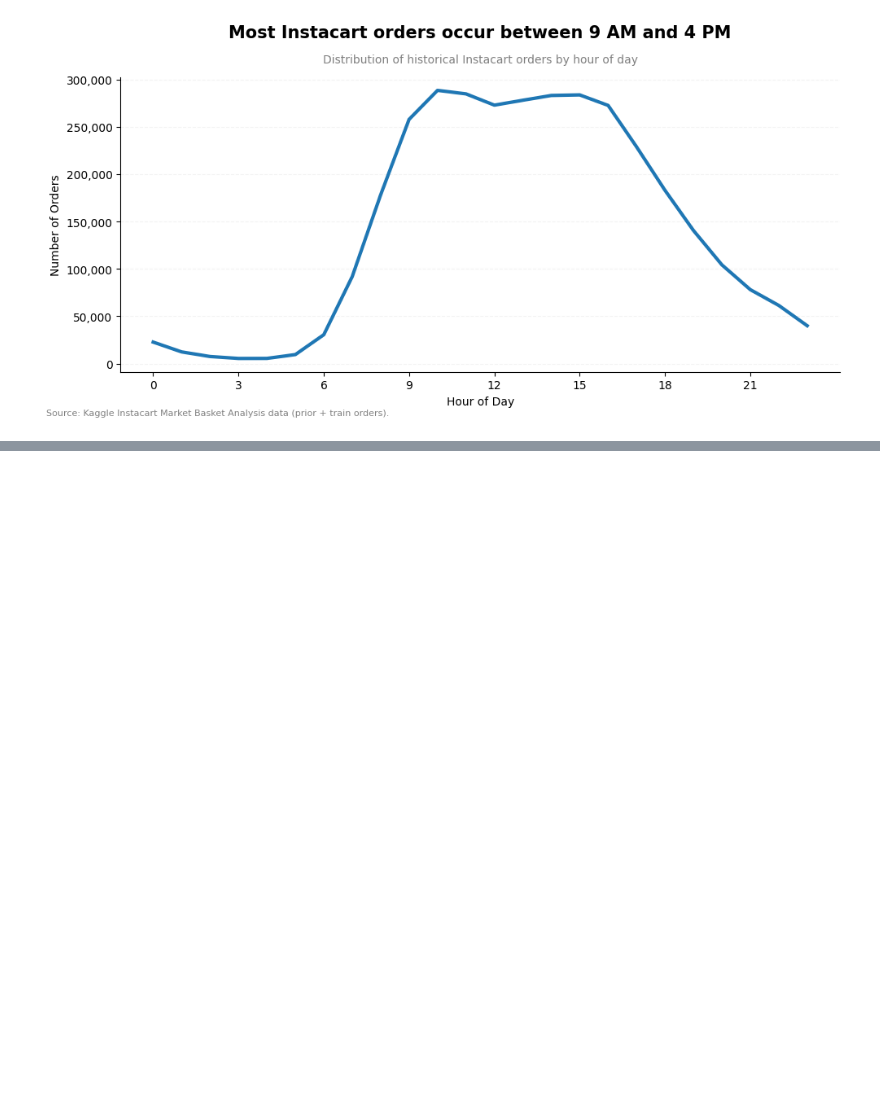
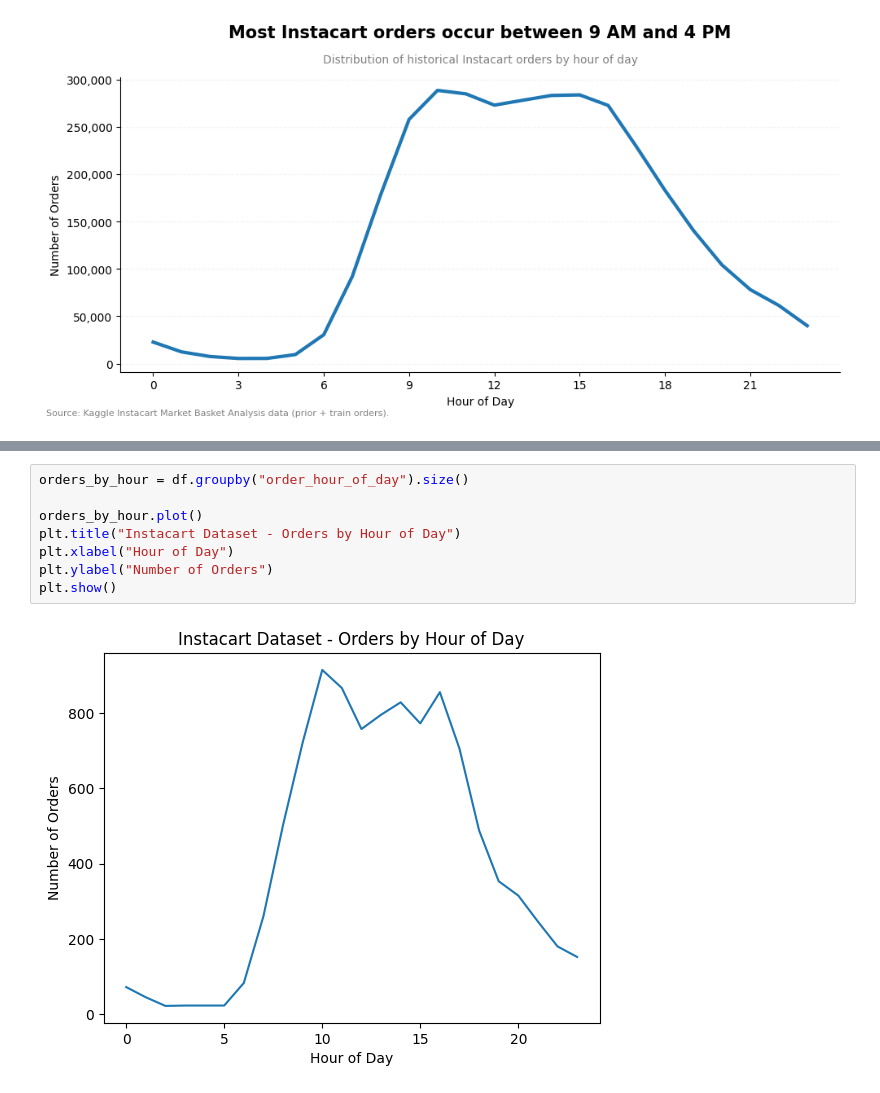
Before and after one commit to carlos00002/DX699_02, a Jupyter notebook: homework/OMDS-ModB2-Week2-Jaime-Carlos.ipynb, the cells around one changed output, grey strips where cells are left out. Drawn from its saved outputs; the diff is of its cells as text; blank space fills up the shorter version.

```diff
--- a/homework/OMDS-ModB2-Week2-Jaime-Carlos.ipynb
+++ b/homework/OMDS-ModB2-Week2-Jaime-Carlos.ipynb
@@ -371,0 +450,10 @@ plt.show()
+# %%
+orders_by_hour = df.groupby("order_hour_of_day").size()
+
+orders_by_hour.plot()
+plt.title("Instacart Dataset - Orders by Hour of Day")
+plt.xlabel("Hour of Day")
+plt.ylabel("Number of Orders")
+plt.show()
+# %% [output]
+[figure, added]
```
Also changed, not shown: parts of 19 cells of this notebook.
